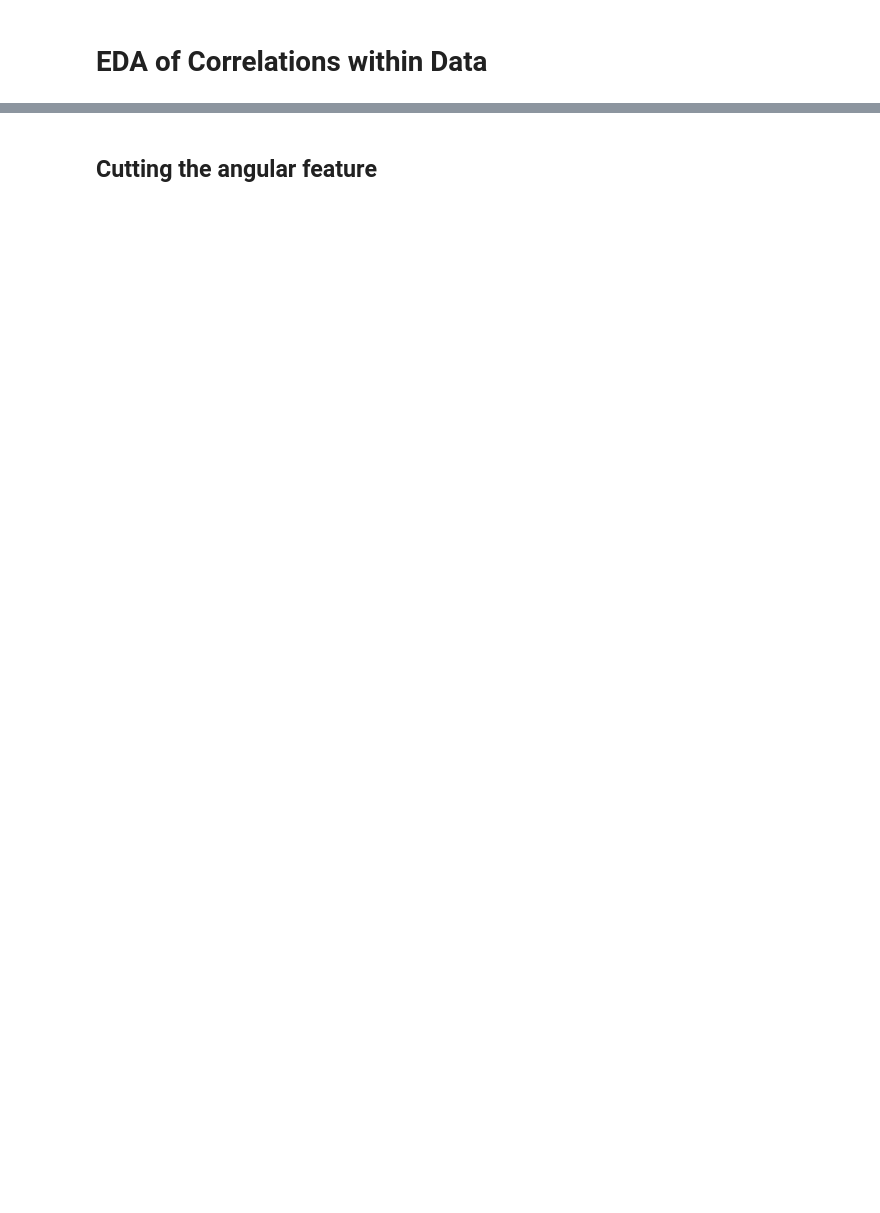
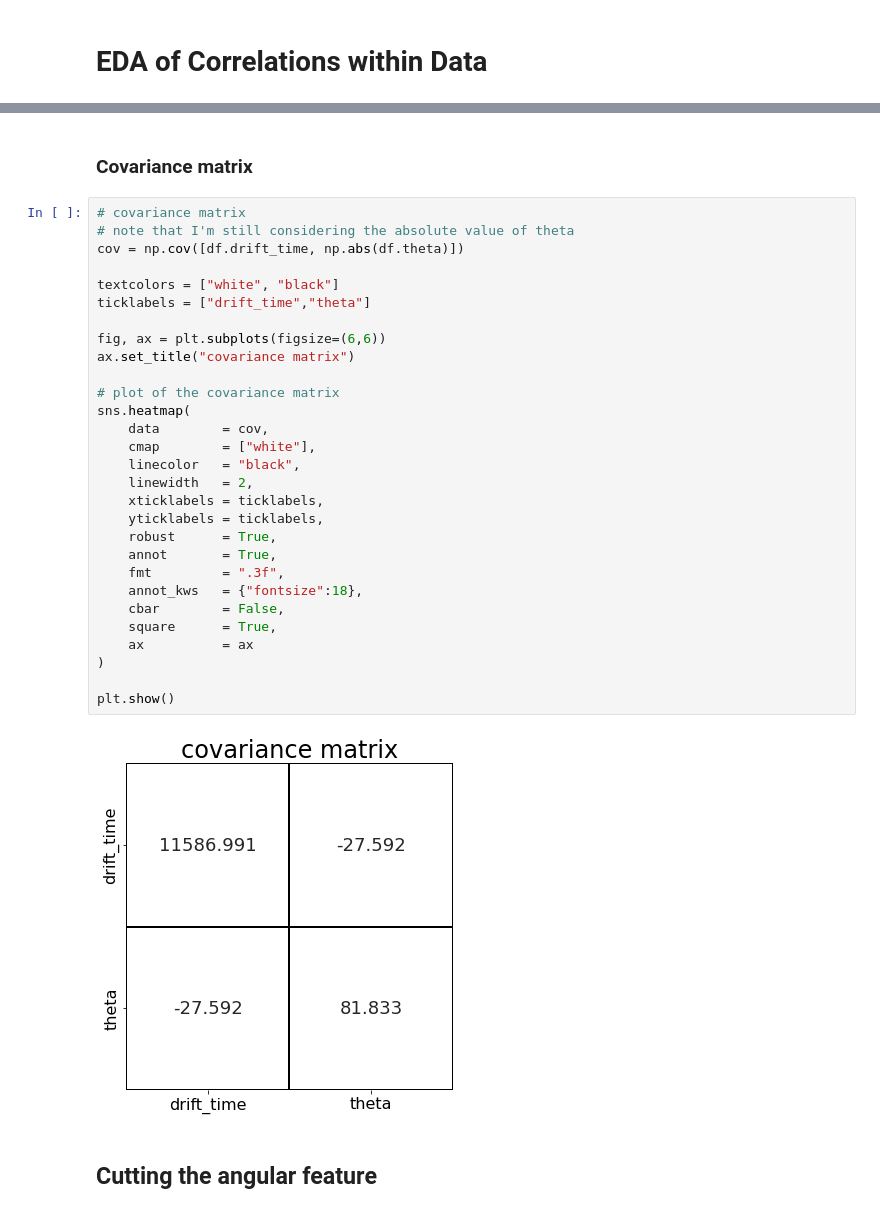
Before and after one commit to GiacomoFrn/Advanced-DQM-for-DT-detector, a Jupyter notebook: correlations/correlations_eda.ipynb, the cells around one changed output, grey strips where cells are left out. Drawn from its saved outputs; the diff is of its cells as text; blank space fills up the shorter version.

Commit message:
added comments and cov matrix

```diff
--- a/correlations/correlations_eda.ipynb
+++ b/correlations/correlations_eda.ipynb
@@ -96,3 +115,36 @@ plt.show()
+# %% [markdown]
+### Covariance matrix
+# %%
+# covariance matrix
+# note that I'm still considering the absolute value of theta
+cov = np.cov([df.drift_time, np.abs(df.theta)])
+
+textcolors = ["white", "black"]
+ticklabels = ["drift_time","theta"]
+
+fig, ax = plt.subplots(figsize=(6,6))
+ax.set_title("covariance matrix")
+
+# plot of the covariance matrix
+sns.heatmap(
+    data        = cov,
+    cmap        = ["white"],
+    linecolor   = "black",
+    linewidth   = 2,
+    xticklabels = ticklabels,
+    yticklabels = ticklabels,
+    robust      = True,
+    annot       = True,
+    fmt         = ".3f",
+    annot_kws   = {"fontsize":18},
+    cbar        = False,
+    square      = True,
+    ax          = ax
+)
+
+plt.show()
+# %% [output]
+[figure, added]
 # %% [markdown]
 ## Cutting the angular feature
 # %%
```
Also changed, not shown: parts of 9 cells of this notebook.
